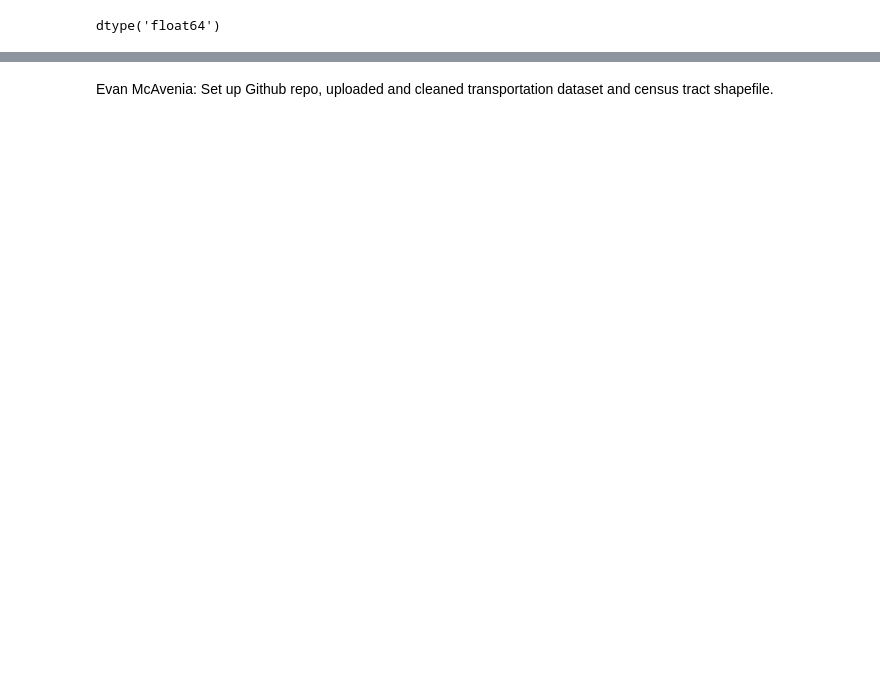
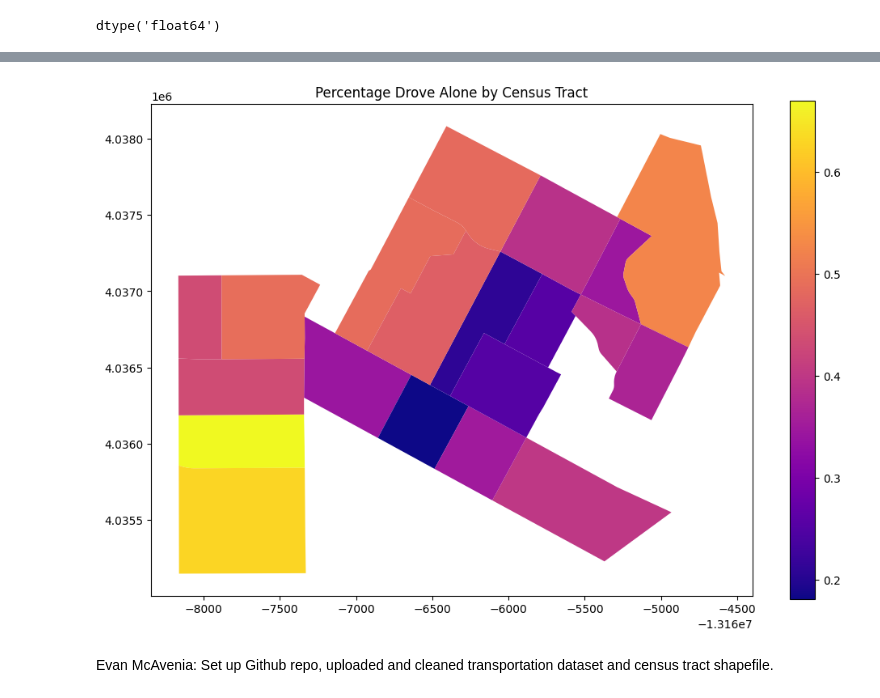
Before and after one commit to evaneliz/534groupprojfiles, a Jupyter notebook: group_project_4.ipynb, the cells around one changed output, grey strips where cells are left out. Drawn from its saved outputs; the diff is of its cells as text; code cells hidden in the pictures; blank space fills up the shorter version.

```diff
--- a/group_project_4.ipynb
+++ b/group_project_4.ipynb
@@ -147,3 +159,15 @@ Datum: North American Datum 1983
+# %%
+# columns to exclude from conversion
+exclude_columns = ['geometry', 'index']
+
+for column in merged_gdf.columns:
+    if column not in exclude_columns and merged_gdf[column].dtype == 'object':
+        try:
+            merged_gdf[column] = merged_gdf[column].str.rstrip('%').astype(float) / 100
+        except AttributeError:
+            pass
+        except ValueError:
+            pass
 # %%
 merged_gdf['pct_drove_alone'].dtype
 # %% [output]
@@ -151,2 +206,18 @@ dtype('float64')
+# %%
+import matplotlib.pyplot as plt
+
+fig, ax = plt.subplots(figsize=(12, 8))
+
+merged_gdf.to_crs(epsg=3857).plot(
+    column='pct_drove_alone',
+    cmap='plasma',
+    legend=True,
+    ax=ax
+)
+
+ax.set_title('Percentage Drove Alone by Census Tract')
+plt.show()
+# %% [output]
+[figure, added]
 # %% [markdown]
 Evan McAvenia: Set up Github repo, uploaded and cleaned transportation dataset and census tract shapefile.
```
Also changed, not shown: parts of 5 cells of this notebook.
